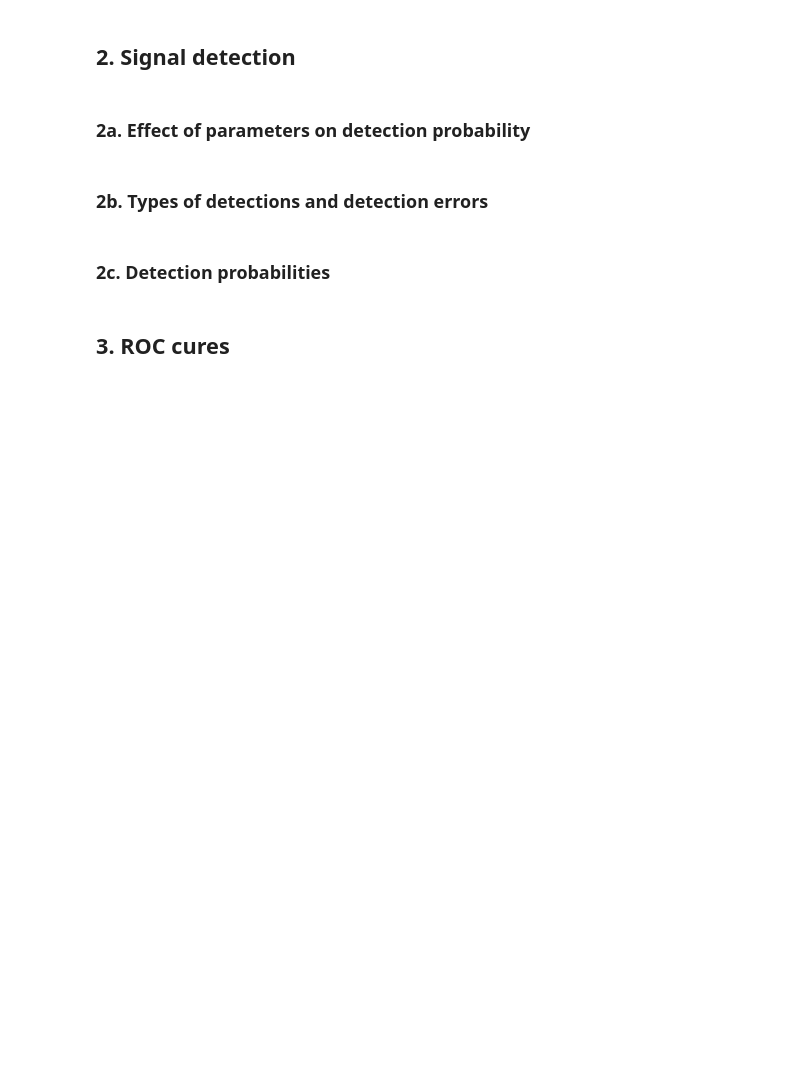
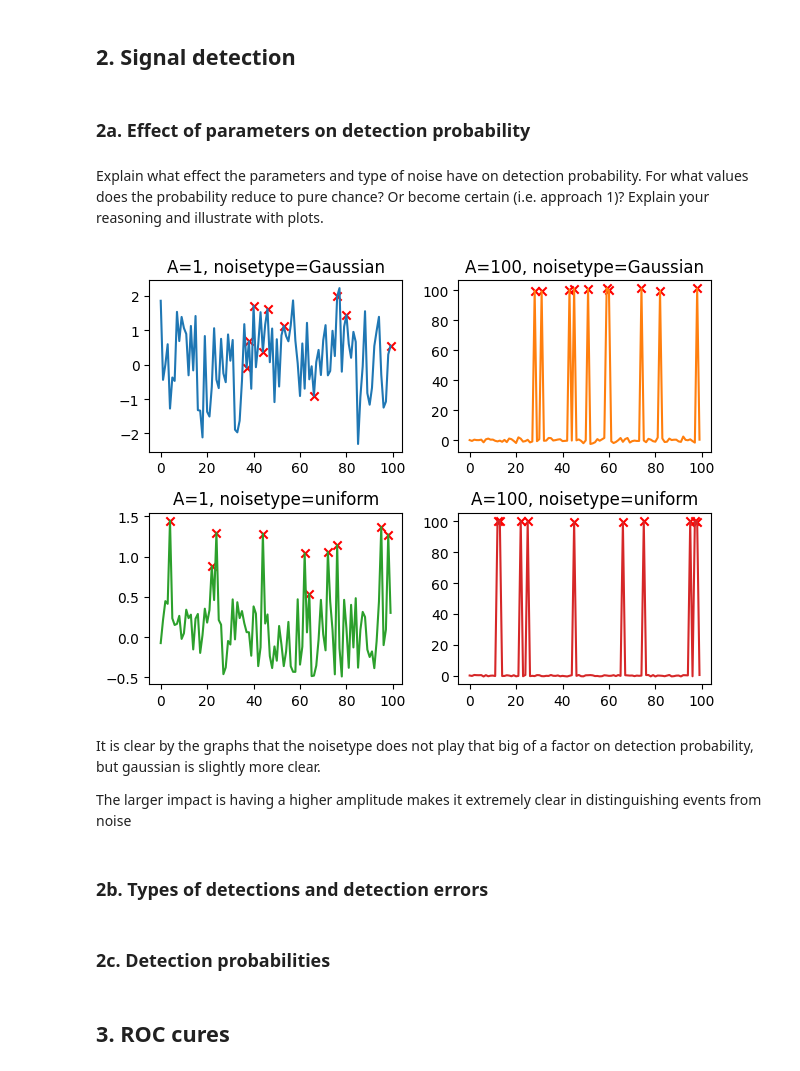
Before and after one commit to hwelch/computational_perception, a Jupyter notebook: A2/A2a/A2a_hjw36.ipynb, the cells around one changed output. Drawn from its saved outputs; the diff is of its cells as text; code cells hidden in the pictures; blank space fills up the shorter version.

```diff
--- a/A2/A2a/A2a_hjw36.ipynb
+++ b/A2/A2a/A2a_hjw36.ipynb
@@ -27,6 +55,18 @@ plot_genwaveform(noisetype="uniform")
 ## 2. Signal detection
 # %% [markdown]
 ### 2a. Effect of parameters on detection probability
+# %% [markdown]
+Explain what effect the parameters and type of noise have on detection probability.  For what values does the probability reduce to pure chance?  Or become certain (i.e. approach 1)?  Explain your reasoning and illustrate with plots.
+# %%
+from noisy_gaussian import plot_comparison
+
+plot_comparison()
+# %% [output]
+[figure, added]
+# %% [markdown]
+It is clear by the graphs that the noisetype does not play that big of a factor on detection probability, but gaussian is slightly more clear.
+
+The larger impact is having a higher amplitude makes it extremely clear in distinguishing events from noise
 # %% [markdown]
 ### 2b. Types of detections and detection errors
 # %% [markdown]
```
Also changed, not shown: parts of 4 cells of this notebook, 1 other file.
